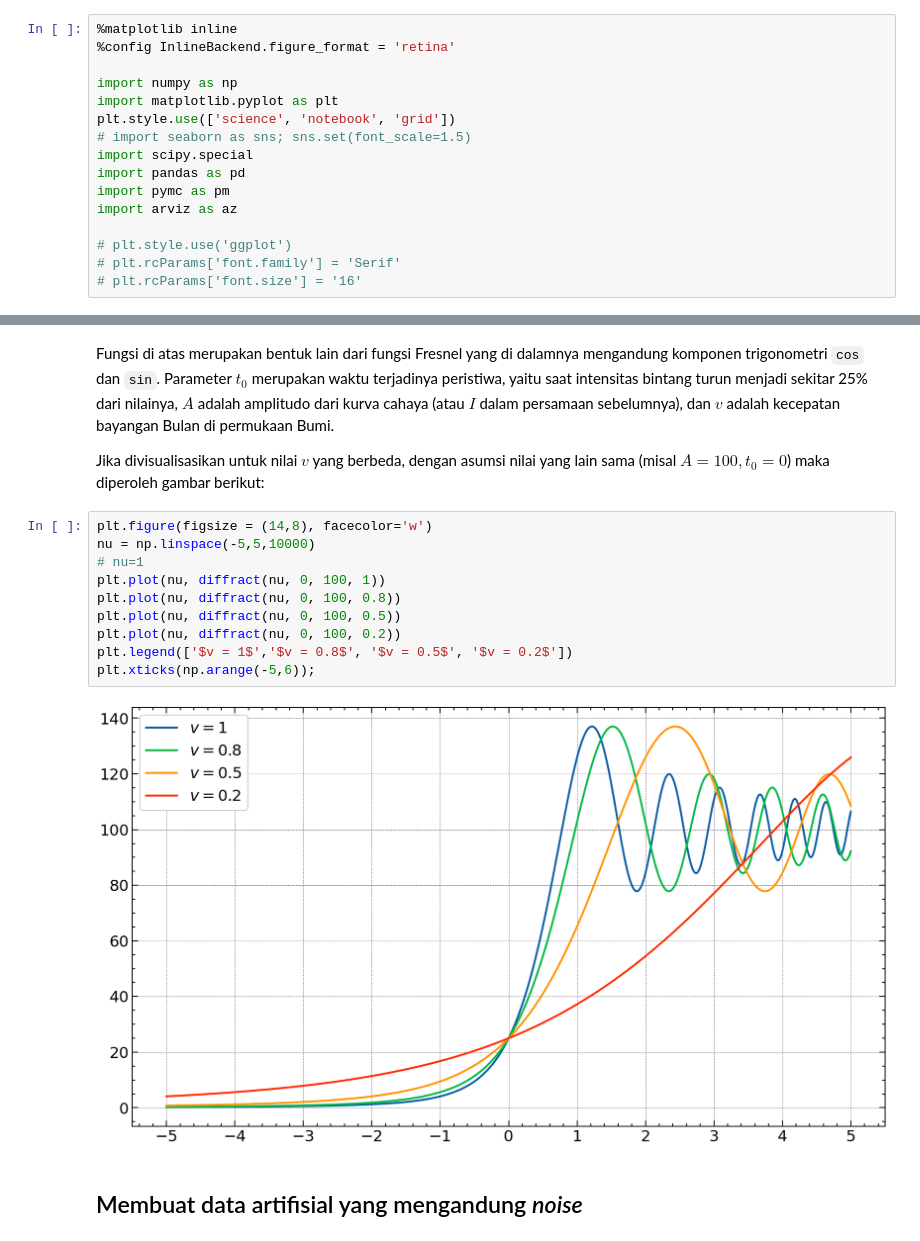
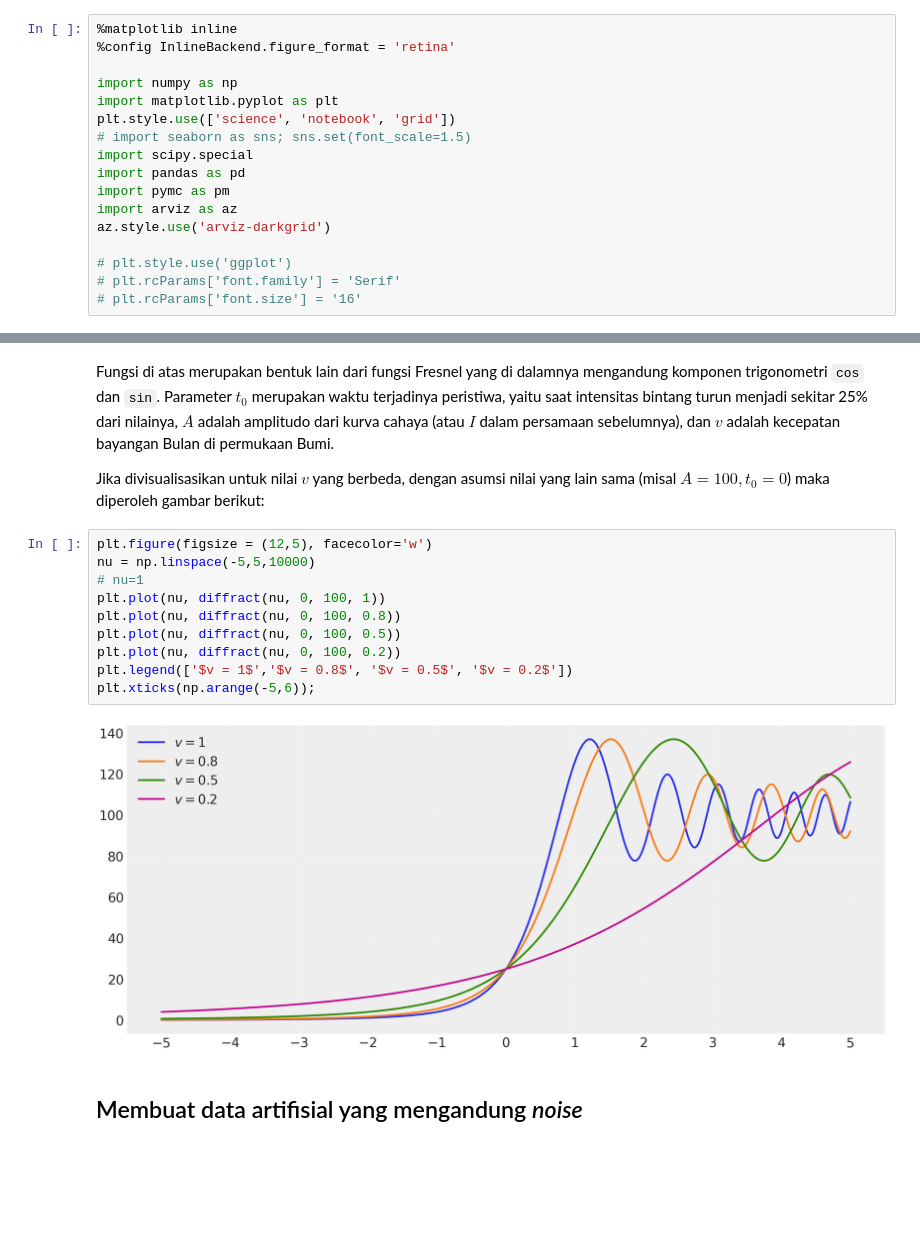
Before and after one commit to agustrionopj/Project-BEACON, a Jupyter notebook: [BEACON-PyMC4] Simulate data.ipynb, the cells around one changed output, grey strips where cells are left out. Cells and saved outputs as stored; diff of their text form; blank space fills up the shorter version.

```diff
--- a/[BEACON-PyMC4] Simulate data.ipynb
+++ b/[BEACON-PyMC4] Simulate data.ipynb
@@ -31,6 +31,7 @@ import scipy.special
 import pandas as pd
 import pymc as pm
 import arviz as az
+az.style.use('arviz-darkgrid')
 
 # plt.style.use('ggplot')
 # plt.rcParams['font.family'] = 'Serif'
@@ -46,17 +47,17 @@ Fungsi di atas merupakan bentuk lain dari fungsi Fresnel yang di dalamnya mengan
 
 Jika divisualisasikan untuk nilai $v$ yang berbeda, dengan asumsi nilai yang lain sama (misal $A = 100, t_0 = 0$) maka diperoleh gambar berikut:
 # %%
-plt.figure(figsize = (14,8), facecolor='w')
+plt.figure(figsize = (12,5), facecolor='w')
 nu = np.linspace(-5,5,10000)
 # nu=1
 plt.plot(nu, diffract(nu, 0, 100, 1))
 plt.plot(nu, diffract(nu, 0, 100, 0.8))
 plt.plot(nu, diffract(nu, 0, 100, 0.5))
 plt.plot(nu, diffract(nu, 0, 100, 0.2))
 plt.legend(['$v = 1$','$v = 0.8$', '$v = 0.5$', '$v = 0.2$'])
 plt.xticks(np.arange(-5,6));
 # %% [output]
-[figure, old version]
+[figure, new version]
 # %% [markdown]
 ## Membuat data artifisial yang mengandung *noise*
 # %% [markdown]
```
Also changed, not shown: parts of 18 cells of this notebook, 25 other files.
